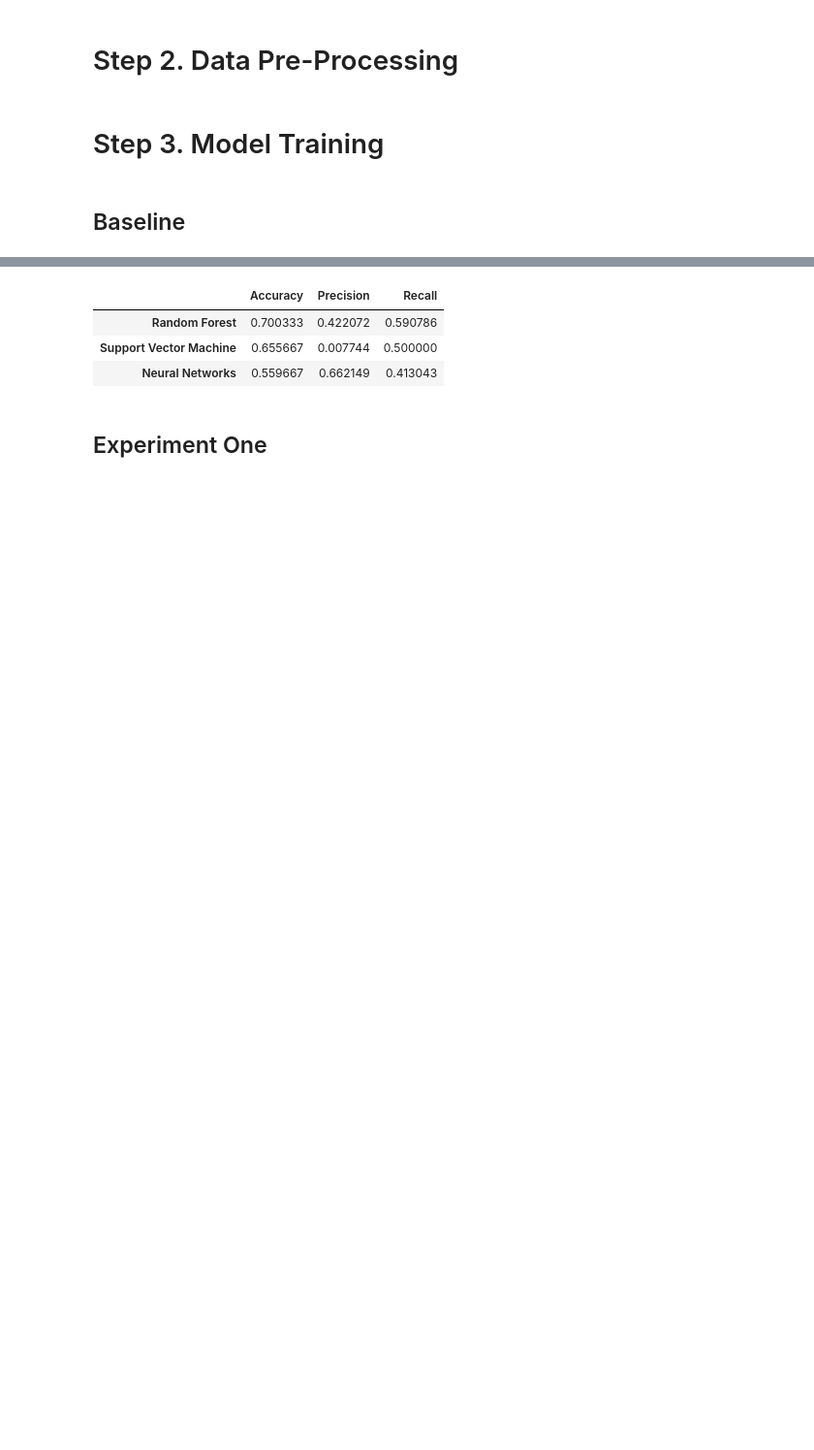
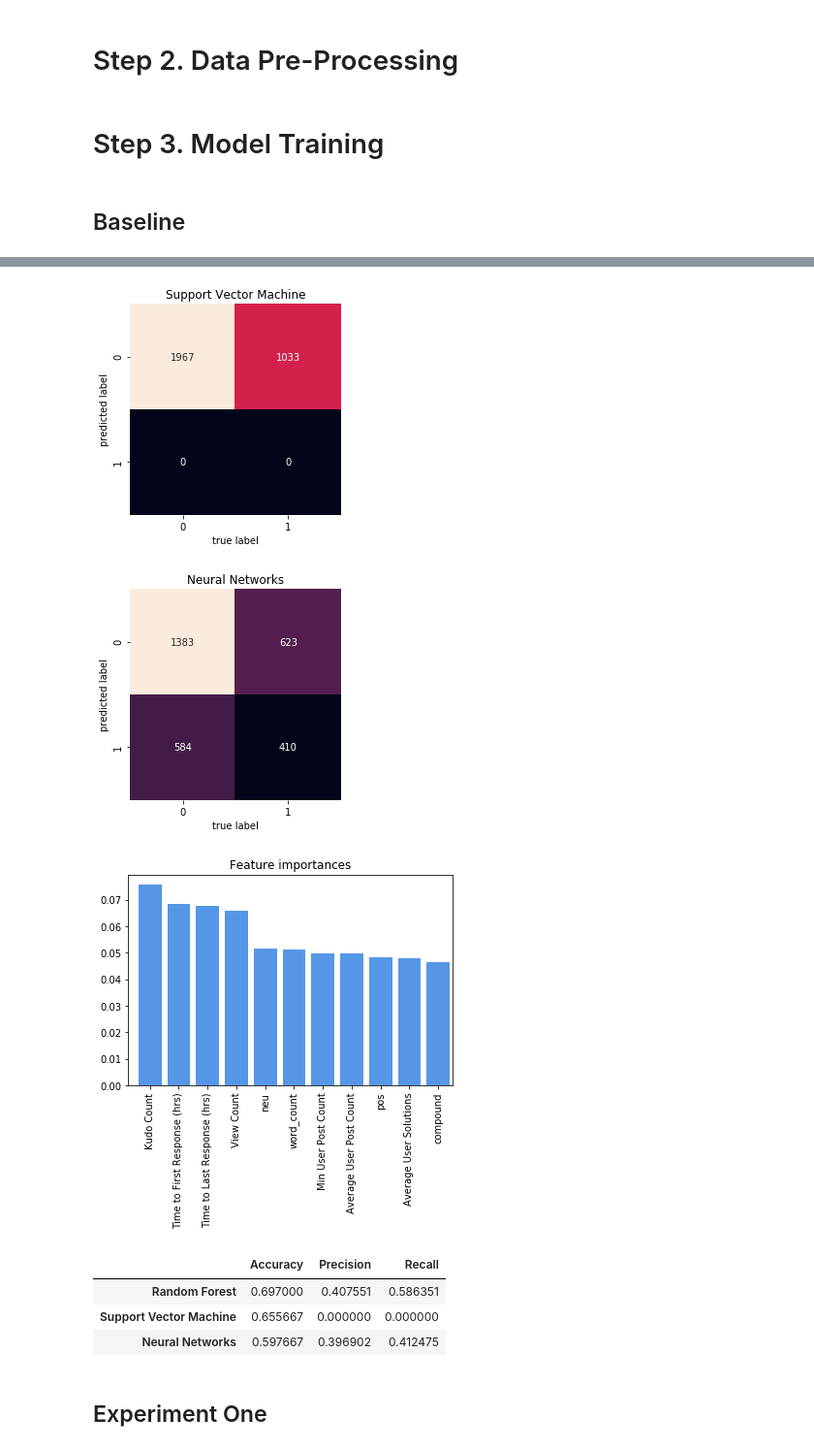
Before and after one commit to justseewhathappens/community-thread-solutions, a Jupyter notebook: Demo.ipynb, the cells around one changed output, grey strips where cells are left out. Shown at 97% size. Saved outputs shown, nothing was run; the diff lists cells and outputs as text; code cells hidden in the pictures; blank space fills up the shorter version.

```diff
--- a/Demo.ipynb
+++ b/Demo.ipynb
@@ -100,10 +105,10 @@ class LemmaTokenizer(object):
 # prepare data
 from sklearn.model_selection import train_test_split
 
-thread_df = pd.read_csv('data_original.csv', encoding='utf-8')
+thread_df = pd.read_csv('data.csv', encoding='utf-8')
 
 # separate features and targets
-thread_X = thread_df.drop(columns=['Solution Count', 'Thread ID', 'Message List', 'User List', 'Message HTML', 'Post Times'])
+thread_X = thread_df.drop(columns=['Solution Count'])
 thread_y = [0 if x==0 else 1 for x in thread_df['Solution Count']]
 
 
@@ -196,11 +212,15 @@ from sklearn.metrics import accuracy_score
 from sklearn.metrics import precision_score
 from sklearn.metrics import recall_score
 
-def train(X_train, X_test, y_train, y_test):
+import matplotlib.pyplot as plt
+from sklearn.metrics import confusion_matrix
+import seaborn as sns
+
+def train(X_train, X_test, y_train, y_test, featureName):
 
     # set up models
-    rf = RandomForestClassifier(random_state = 42, class_weight='balanced')
-    svm = SVC(random_state = 42, class_weight='balanced')
+    rf = RandomForestClassifier(random_state = 42)
+    svm = SVC(random_state = 42)
     mlp = MLPClassifier(random_state = 42)
 
     models = [('Random Forest', rf),
@@ -222,12 +242,36 @@ def train(X_train, X_test, y_train, y_test):
         performance['Precision'].append(precision)
         performance['Recall'].append(recall)
 
+        # show confusion matrix
+        mat = confusion_matrix(y_test, y_predicted)
+        sns.heatmap(mat.T, square=True, annot=True, fmt='d', cbar=False)
+        plt.title(model_name)
+        plt.xlabel('true label')
+        plt.ylabel('predicted label')
+        plt.show()
+
+    # visualize the feature importance
+
+    clf = rf
+    importances = clf.feature_importances_
+    indices = np.argsort(importances)[::-1]
+
+    # Plot the feature importances of the forest
+    plt.figure()
+    plt.title("Feature importances")
+    plt.bar(range(X_train.shape[1]), importances[indices],
+           color="#5596E6")
+    plt.xticks(range(X_train.shape[1]), featureName[indices], rotation=90)
+
+    plt.xlim([-0.75, 10.5])
+    plt.show()
+
     return (performance)
 # %% [markdown]
 ## Baseline
 # %%
 # baseline
-performance = train(X_train_features, X_test_features, y_train, y_test)
+performance = train(X_train_features, X_test_features, y_train, y_test, featureNames_base)
 df = pd.DataFrame(performance, index=performance['Model'], columns = ['Accuracy', 'Precision', 'Recall'])
 df
 # %% [output]
@@ -234,6 +279,9 @@ df
+[figure, added]
+[figure, added]
+[figure, added]
 |  | Accuracy | Precision | Recall |
-| Random Forest | 0.700333 | 0.422072 | 0.590786 |
-| Support Vector Machine | 0.655667 | 0.007744 | 0.500000 |
-| Neural Networks | 0.559667 | 0.662149 | 0.413043 |
+| Random Forest | 0.697000 | 0.407551 | 0.586351 |
+| Support Vector Machine | 0.655667 | 0.000000 | 0.000000 |
+| Neural Networks | 0.597667 | 0.396902 | 0.412475 |
 # %% [markdown]
 ## Experiment One
```
Also changed, not shown: parts of 15 cells of this notebook.
